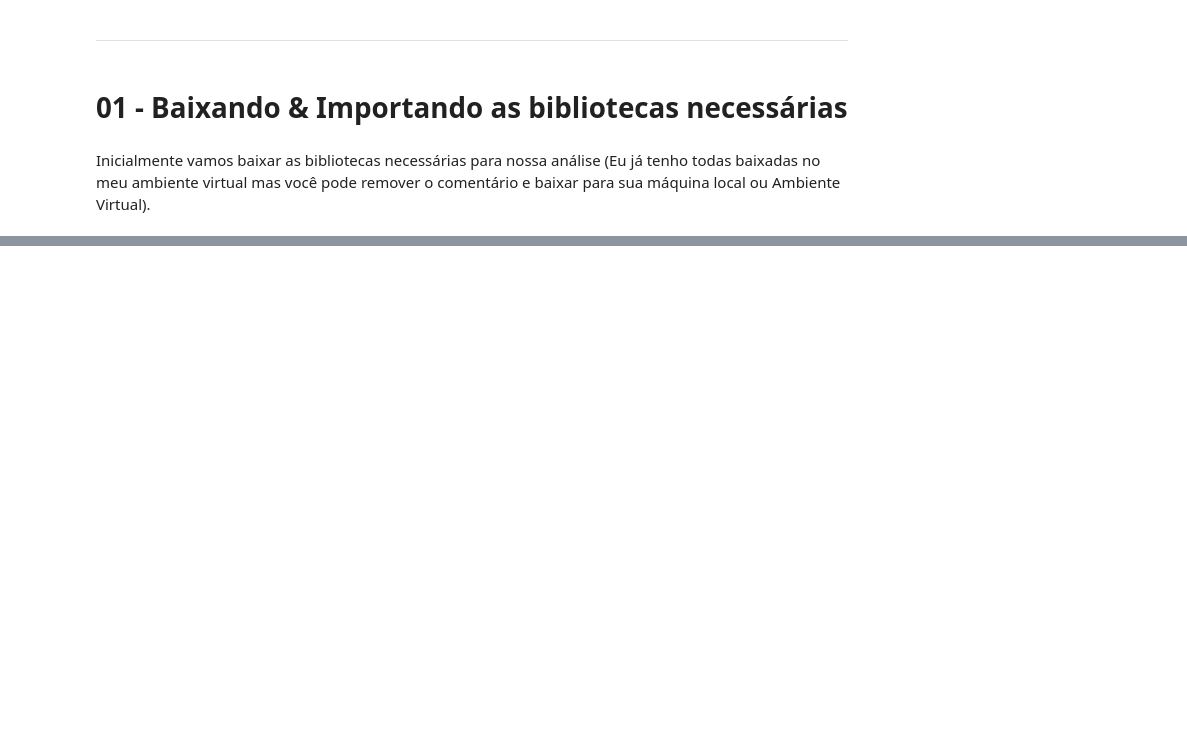
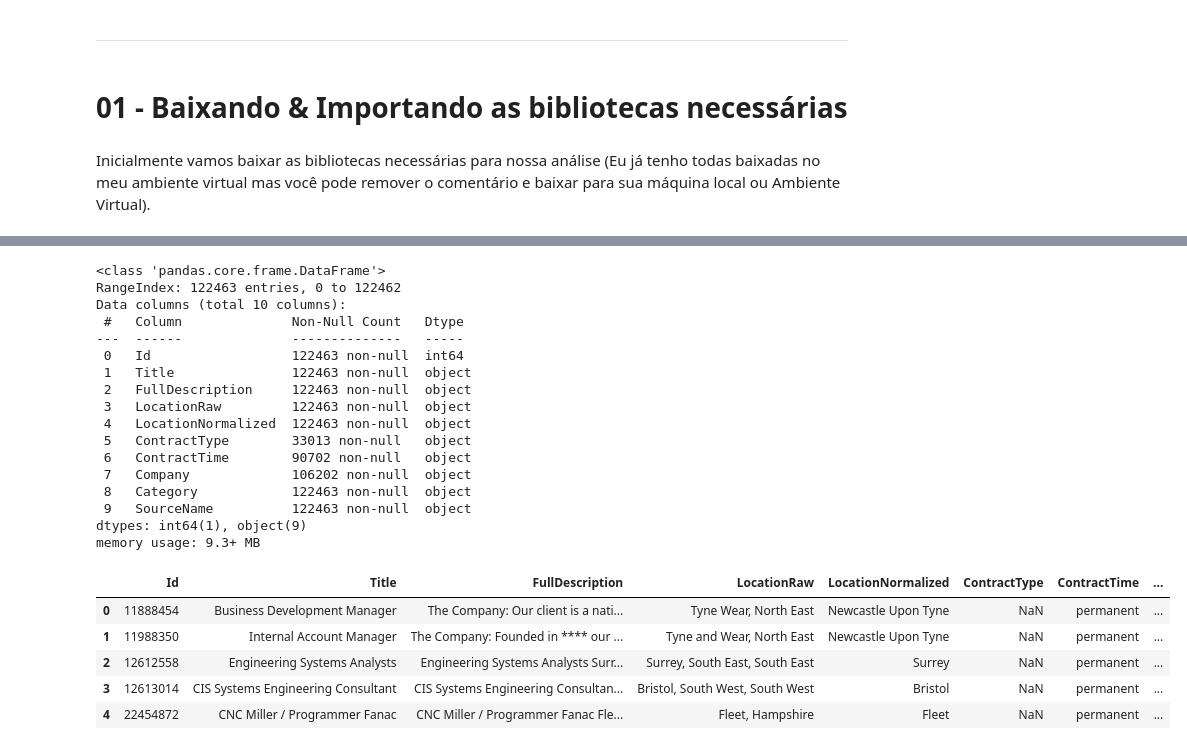
Before and after one commit to rodrigols89/jsp, a Jupyter notebook: notebooks/training-models.ipynb, the cells around one changed output, grey strips where cells are left out. Drawn from its saved outputs; the diff is of its cells as text; code cells hidden in the pictures; blank space fills up the shorter version.

```diff
--- a/notebooks/training-models.ipynb
+++ b/notebooks/training-models.ipynb
@@ -197,0 +27,27 @@ Esse vai ser o nosso **baseline model**.
+# %%
+testing_df.info()
+testing_df.head()
+# %% [output]
+<class 'pandas.core.frame.DataFrame'>
+RangeIndex: 122463 entries, 0 to 122462
+Data columns (total 10 columns):
+ #   Column              Non-Null Count   Dtype
+---  ------              --------------   -----
+ 0   Id                  122463 non-null  int64
+ 1   Title               122463 non-null  object
+ 2   FullDescription     122463 non-null  object
+ 3   LocationRaw         122463 non-null  object
+ 4   LocationNormalized  122463 non-null  object
+ 5   ContractType        33013 non-null   object
+ 6   ContractTime        90702 non-null   object
+ 7   Company             106202 non-null  object
+ 8   Category            122463 non-null  object
+ 9   SourceName          122463 non-null  object
+dtypes: int64(1), object(9)
+memory usage: 9.3+ MB
+|  | Id | Title | FullDescription | LocationRaw | LocationNormalized | ContractType | ContractTime | ... |
+| 0 | 11888454 | Business Development Manager | The Company: Our client is a nati... | Tyne Wear, North East | Newcastle Upon Tyne | NaN | permanent | ... |
+| 1 | 11988350 | Internal Account Manager | The Company: Founded in **** our ... | Tyne and Wear, North East | Newcastle Upon Tyne | NaN | permanent | ... |
+| 2 | 12612558 | Engineering Systems Analysts | Engineering Systems Analysts Surr... | Surrey, South East, South East | Surrey | NaN | permanent | ... |
+| 3 | 12613014 | CIS Systems Engineering Consultant | CIS Systems Engineering Consultan... | Bristol, South West, South West | Bristol | NaN | permanent | ... |
+| 4 | 22454872 | CNC Miller / Programmer Fanac | CNC Miller / Programmer Fanac Fle... | Fleet, Hampshire | Fleet | NaN | permanent | ... |
```
Also changed, not shown: parts of 74 cells of this notebook, 3 other files.
